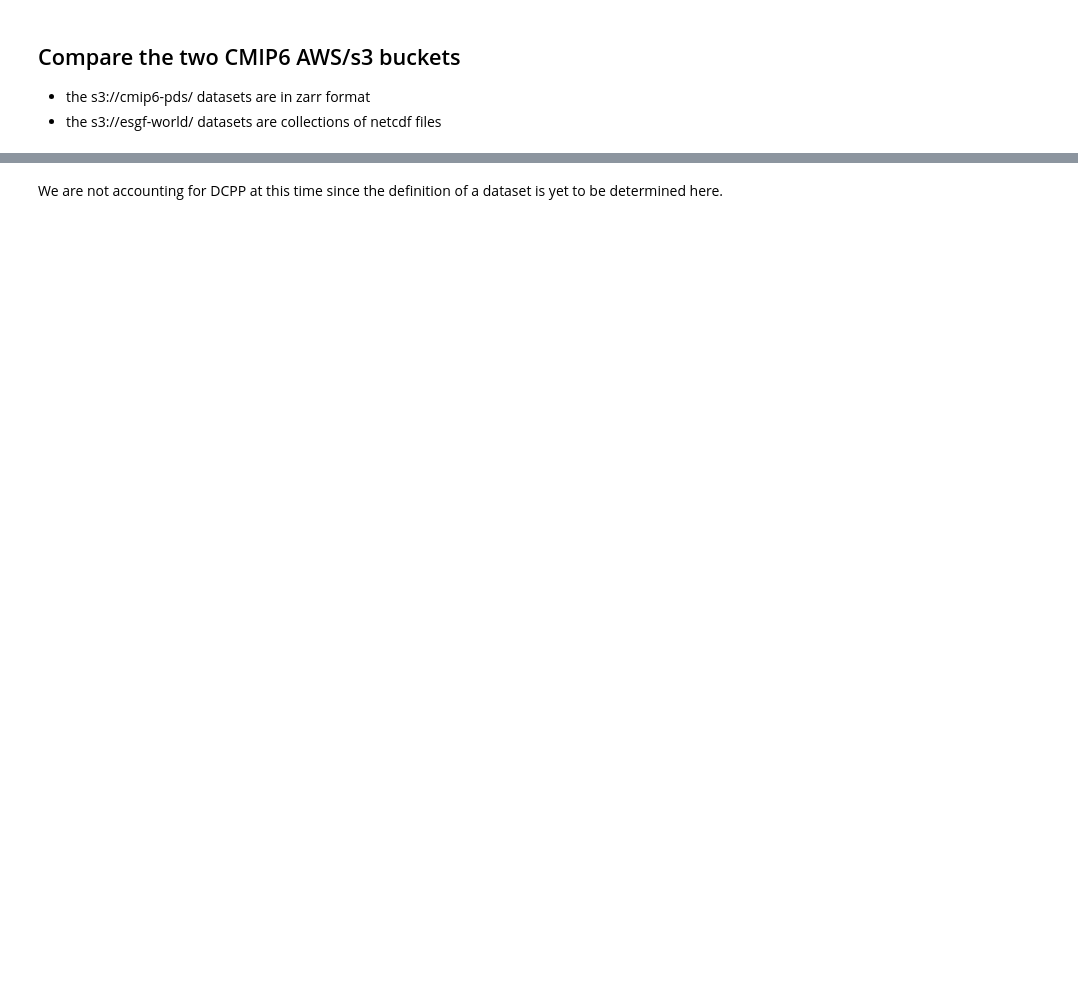
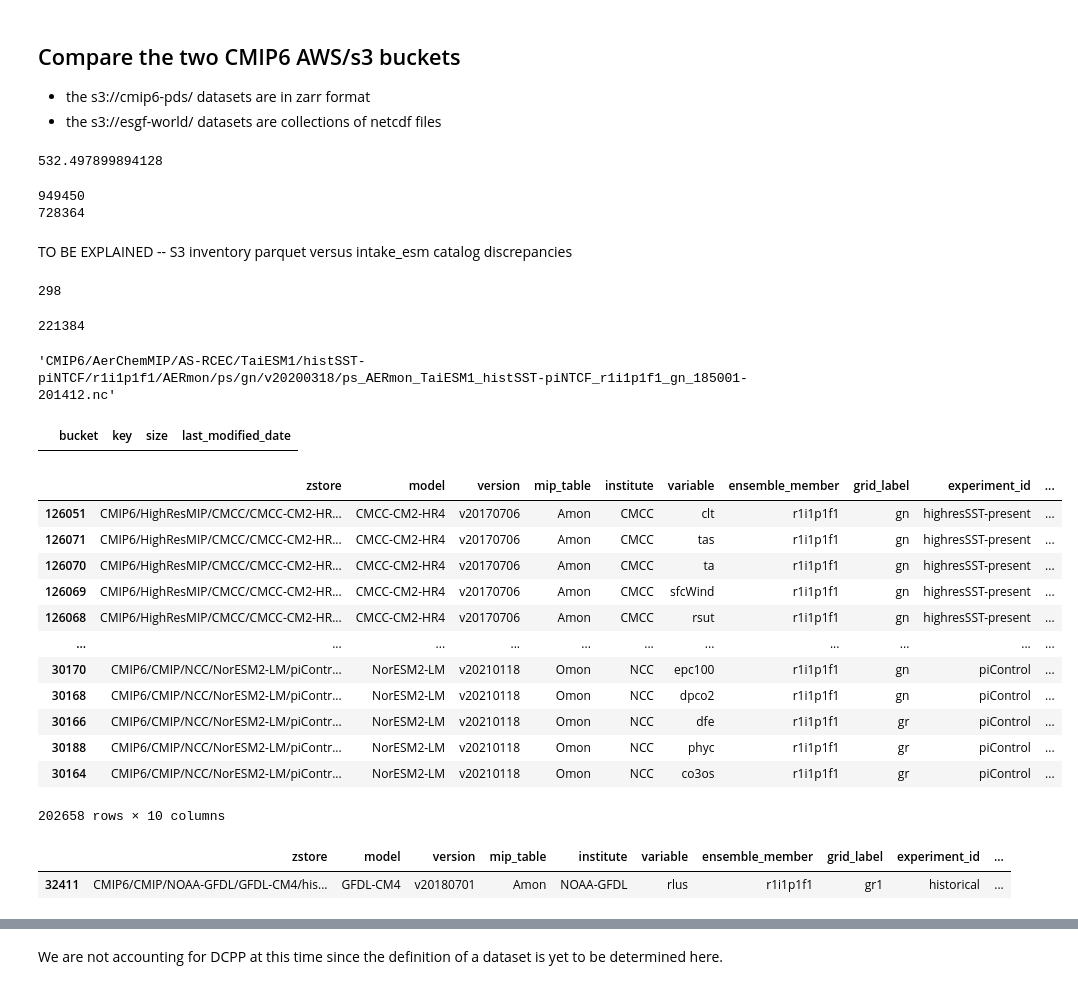
Before and after one commit to aradhakrishnanGFDL/gfdl-aws-analysis, a Jupyter notebook: examples/a1r-CompareAWS-NCvsZarr.ipynb, the cells around one changed output, grey strips where cells are left out. Drawn from its saved outputs; the diff is of its cells as text; code cells hidden in the pictures; blank space fills up the shorter version.

```diff
--- a/examples/a1r-CompareAWS-NCvsZarr.ipynb
+++ b/examples/a1r-CompareAWS-NCvsZarr.ipynb
@@ -26 +30,9 @@ netcdf_cat = 'https://cmip6-nc.s3.us-east-2.amazonaws.com/esgf-world.csv.gz' #
+# %%
+#make sure your credentials file is available, otherwise the following read will not work
+nc_inventory_pd = pd.read_parquet(nc_inventory_file,engine="pyarrow")
+size_b = (nc_inventory_pd['size'].sum())
+total_from_parquet = bytesto(size_b,'t') #TODO why the rest of the objects are not reflected in the parquet
+print(total_from_parquet)
+# %% [output]
+532.497899894128
 # %%
@@ -42,0 +47,11 @@ dnetcdf = dnetcdf.sort_values(by=['version']).drop_duplicates(subset =["zstore"]
+# %%
+#esgf-world catalog
+
+dnc = pd.read_csv(netcdf_cat, dtype='unicode')
+dnc['key'] = dnc.apply(lambda row: row.path.split('s3://esgf-world/')[-1], axis = 1) #Add key or reuse path as needed--since parquet has the key, for merging later on
+# %%
+print(len(dnc))
+print(len(nc_inventory_pd))
+# %% [output]
+949450
+728364
@@ -42,0 +70,22 @@ dnetcdf = dnetcdf.sort_values(by=['version']).drop_duplicates(subset =["zstore"]
+# %% [markdown]
+TO BE EXPLAINED -- S3 inventory parquet versus intake_esm catalog discrepancies
+# %%
+print(len(dnctmp[dnctmp._merge=='right_only']))
+#about 298 not in intake catalog- this could be because of elimination of problem files.
+#TODO see one example, why did it not make it to intake
+# %% [output]
+298
+# %%
+print(len(dnctmp[dnctmp._merge=='left_only']))
+#221384 not in parquet s3 inventory, whereas its in intake. Does seem to be in s3 esgf-world too. TODO-See why
+dnctmp[dnctmp._merge=='left_only']['key'][0] #example
+# %% [output]
+221384
+'CMIP6/AerChemMIP/AS-RCEC/TaiESM1/histSST-piNTCF/r1i1p1f1/AERmon/ps/gn/v20200318/ps_AERmon_TaiESM1_histSST-piNTCF_r1i1p1f1_gn_185001-201412.nc'
+# %%
+#optional QA
+#maybe the parquet is not complete yet, give it 48 hrs as recommended
+searchval = 'CMIP6/AerChemMIP/AS-RCEC/TaiESM1/histSST-piNTCF/r1i1p1f1/AERmon/ps/gn/v20200318/ps_AERmon_TaiESM1_histSST-piNTCF_r1i1p1f1_gn_185001-201412.nc'
+nc_inventory_pd.loc[nc_inventory_pd['key'] == searchval]
+# %% [output]
+|  | bucket | key | size | last_modified_date |
@@ -42,0 +109,28 @@ dnetcdf = dnetcdf.sort_values(by=['version']).drop_duplicates(subset =["zstore"]
+# %%
+dnetcdf
+# %% [output]
+|  | zstore | model | version | mip_table | institute | variable | ensemble_member | grid_label | experiment_id | ... |
+| 126051 | CMIP6/HighResMIP/CMCC/CMCC-CM2-HR... | CMCC-CM2-HR4 | v20170706 | Amon | CMCC | clt | r1i1p1f1 | gn | highresSST-present | ... |
+| 126071 | CMIP6/HighResMIP/CMCC/CMCC-CM2-HR... | CMCC-CM2-HR4 | v20170706 | Amon | CMCC | tas | r1i1p1f1 | gn | highresSST-present | ... |
+| 126070 | CMIP6/HighResMIP/CMCC/CMCC-CM2-HR... | CMCC-CM2-HR4 | v20170706 | Amon | CMCC | ta | r1i1p1f1 | gn | highresSST-present | ... |
+| 126069 | CMIP6/HighResMIP/CMCC/CMCC-CM2-HR... | CMCC-CM2-HR4 | v20170706 | Amon | CMCC | sfcWind | r1i1p1f1 | gn | highresSST-present | ... |
+| 126068 | CMIP6/HighResMIP/CMCC/CMCC-CM2-HR... | CMCC-CM2-HR4 | v20170706 | Amon | CMCC | rsut | r1i1p1f1 | gn | highresSST-present | ... |
+| ... | ... | ... | ... | ... | ... | ... | ... | ... | ... | ... |
+| 30170 | CMIP6/CMIP/NCC/NorESM2-LM/piContr... | NorESM2-LM | v20210118 | Omon | NCC | epc100 | r1i1p1f1 | gn | piControl | ... |
+| 30168 | CMIP6/CMIP/NCC/NorESM2-LM/piContr... | NorESM2-LM | v20210118 | Omon | NCC | dpco2 | r1i1p1f1 | gn | piControl | ... |
+| 30166 | CMIP6/CMIP/NCC/NorESM2-LM/piContr... | NorESM2-LM | v20210118 | Omon | NCC | dfe | r1i1p1f1 | gr | piControl | ... |
+| 30188 | CMIP6/CMIP/NCC/NorESM2-LM/piContr... | NorESM2-LM | v20210118 | Omon | NCC | phyc | r1i1p1f1 | gr | piControl | ... |
+| 30164 | CMIP6/CMIP/NCC/NorESM2-LM/piContr... | NorESM2-LM | v20210118 | Omon | NCC | co3os | r1i1p1f1 | gr | piControl | ... |
+202658 rows × 10 columns
+# %%
+#VERIFY
+searchval = 'CMIP6/CMIP/NOAA-GFDL/GFDL-CM4/historical/r1i1p1f1/Amon/rlus/gr1/v20180701/'
+dnetcdf.loc[(dnetcdf['version']=='v20180701') & (dnetcdf['institute']=='NOAA-GFDL') & (dnetcdf['experiment_id']=='historical')
+                                                                          & (dnetcdf['mip_table'] == 'Amon')
+                                                                          & (dnetcdf['variable'] == 'rlus')]
+
+#size shows aggregate size as desired
+#old version should not be displayed 'v20180701'
+# %% [output]
+|  | zstore | model | version | mip_table | institute | variable | ensemble_member | grid_label | experiment_id | ... |
+| 32411 | CMIP6/CMIP/NOAA-GFDL/GFDL-CM4/his... | GFDL-CM4 | v20180701 | Amon | NOAA-GFDL | rlus | r1i1p1f1 | gr1 | historical | ... |
```
Also changed, not shown: parts of 19 cells of this notebook.
